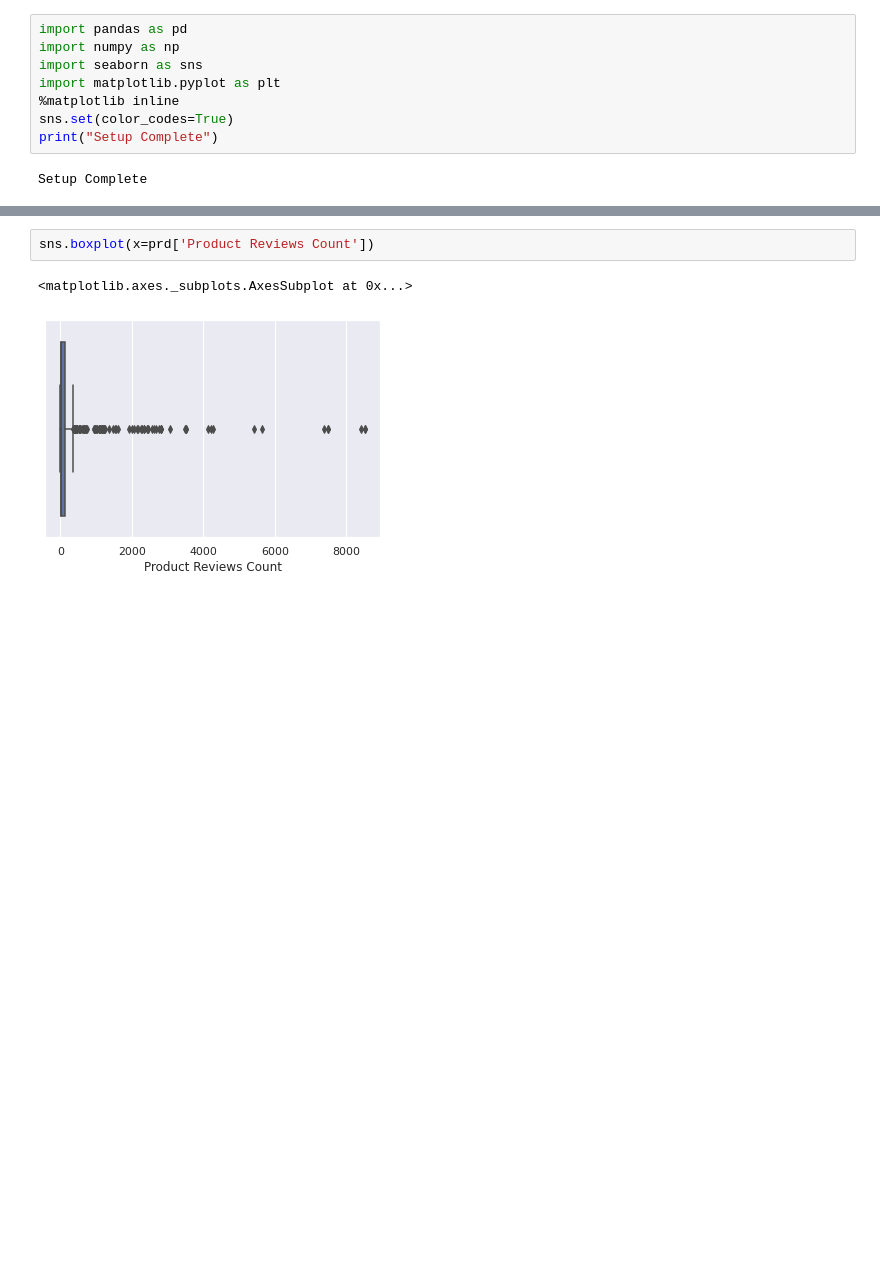
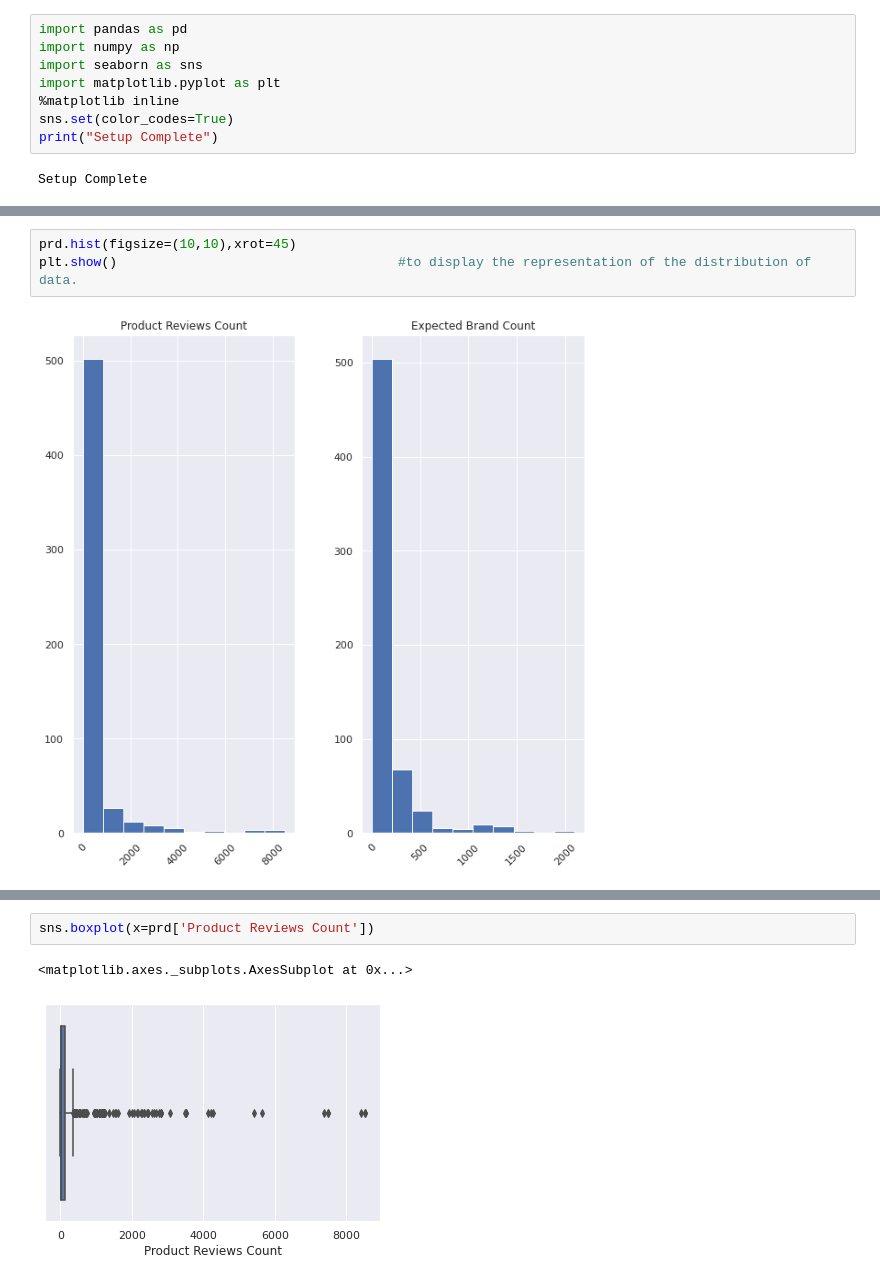
Before and after one commit to Velanjali/Basic-ML, a Jupyter notebook: Nykaa_Products_Review.ipynb, the cells around one changed output, grey strips where cells are left out. Drawn from its saved outputs; the diff is of its cells as text; blank space fills up the shorter version.

```diff
--- a/Nykaa_Products_Review.ipynb
+++ b/Nykaa_Products_Review.ipynb
@@ -48,0 +85,5 @@ prd.drop_duplicates()
+# %%
+prd.hist(figsize=(10,10),xrot=45)
+plt.show()                                    #to display the representation of the distribution of data.
+# %% [output]
+[figure, added]
```
Also changed, not shown: parts of 26 cells of this notebook.
